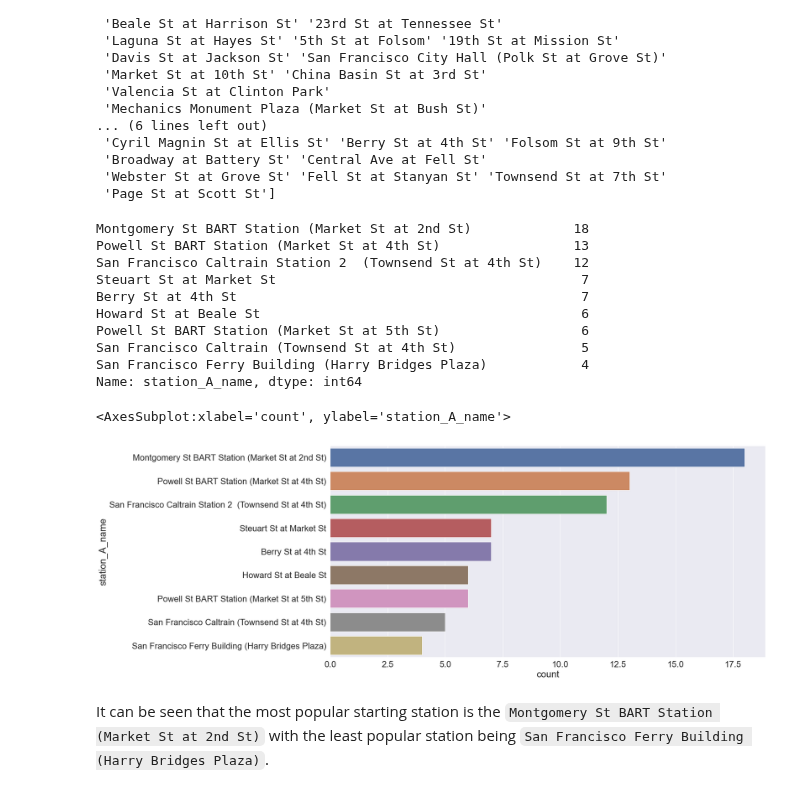
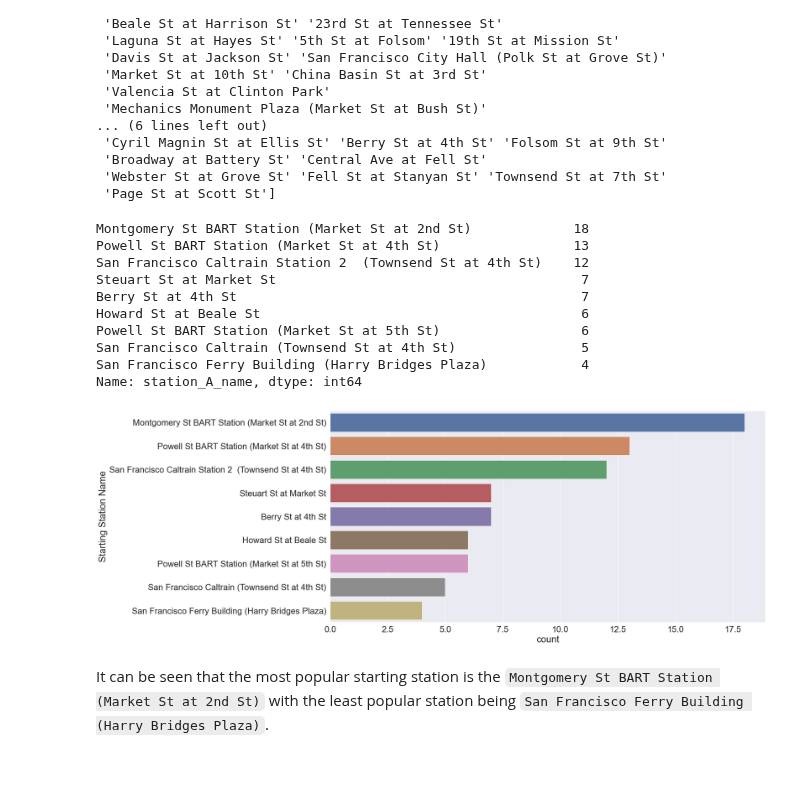
Before and after one commit to joeelorm/Projects, a Jupyter notebook: Data Cleaning/Data Cleaning.ipynb, the cells around one changed output. Cells and saved outputs as stored; diff of their text form; code cells hidden in the pictures.

```diff
--- a/Data Cleaning/Data Cleaning.ipynb
+++ b/Data Cleaning/Data Cleaning.ipynb
@@ -597,25 +604,26 @@ The names of final stations are:
 # %%
 #Most popular starting stations
 station_A = ride_sharing_sub['station_A_name'].value_counts()
 print(station_A)
 #Visualizing the popularity of the starting stations
 plt.figure(figsize = (20, 10))
 sns.set(font_scale = 2)
 sns.countplot(y = 'station_A_name', data = ride_sharing_sub,
              order = ride_sharing_sub.station_A_name.value_counts(ascending = False).index)
+plt.ylabel('Starting Station Name')
+plt.show()
 # %% [output]
 Montgomery St BART Station (Market St at 2nd St)             18
 Powell St BART Station (Market St at 4th St)                 13
 San Francisco Caltrain Station 2  (Townsend St at 4th St)    12
 Steuart St at Market St                                       7
 Berry St at 4th St                                            7
 Howard St at Beale St                                         6
 Powell St BART Station (Market St at 5th St)                  6
 San Francisco Caltrain (Townsend St at 4th St)                5
 San Francisco Ferry Building (Harry Bridges Plaza)            4
 Name: station_A_name, dtype: int64
-<AxesSubplot:xlabel='count', ylabel='station_A_name'>
-[figure, old version]
+[figure, new version]
 # %% [markdown]
 It can be seen that the most popular starting station is the `Montgomery St BART Station (Market St at 2nd St)` with the least popular station being `San Francisco Ferry Building (Harry Bridges Plaza)`.
 # %%
```
Also changed, not shown: parts of 3 cells of this notebook.
